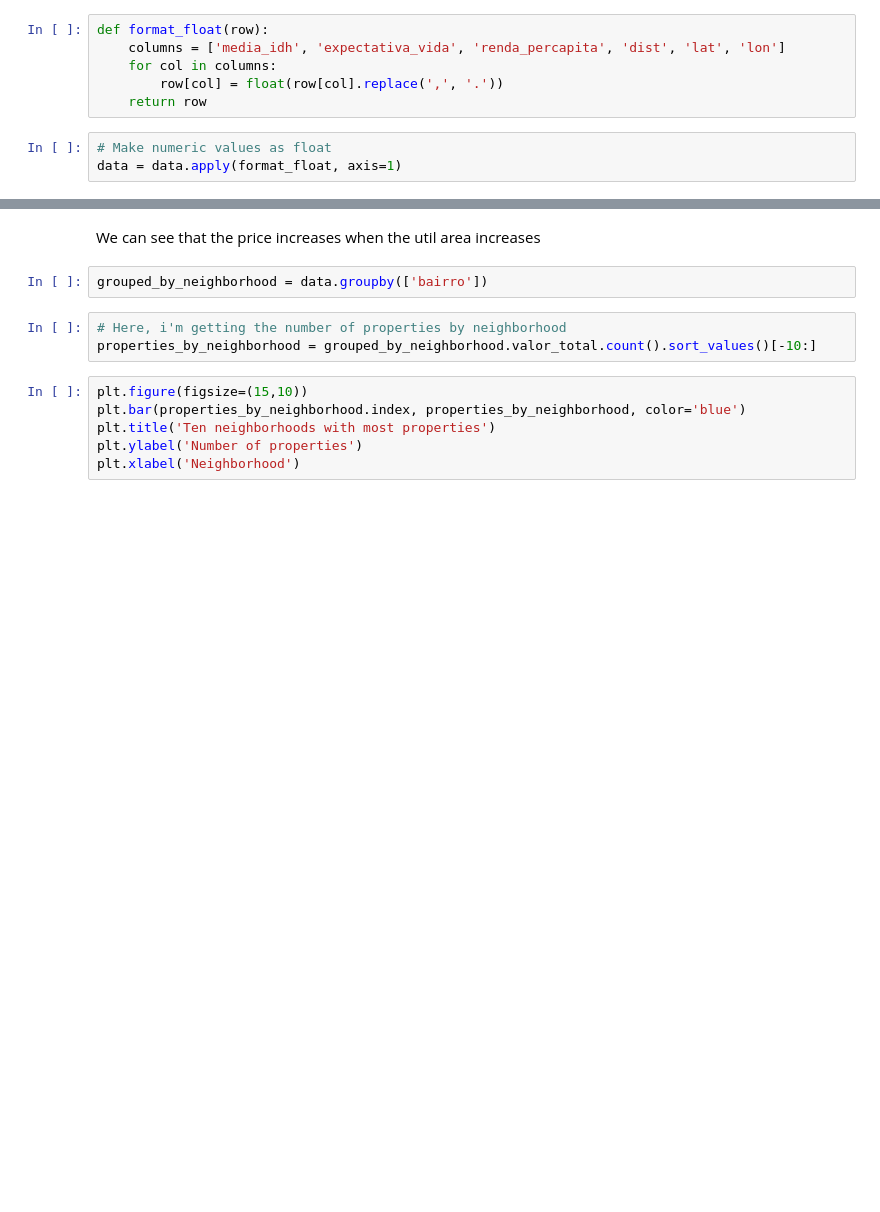
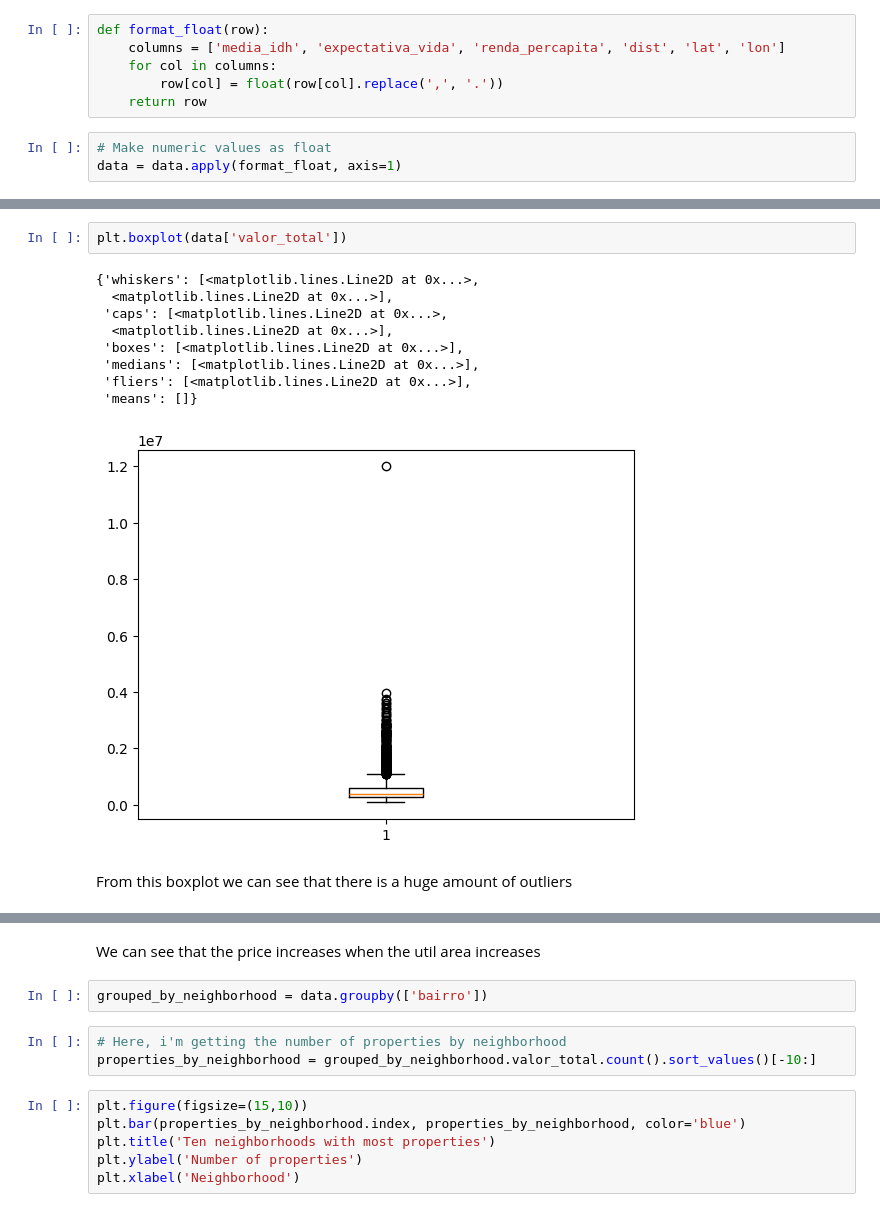
Before and after one commit to AlmirNeeto99/data-science-and-machine-learning, a Jupyter notebook: exercise-2/main.ipynb, the cells around one changed output, grey strips where cells are left out. Saved outputs shown, nothing was run; the diff lists cells and outputs as text; blank space fills up the shorter version.

```diff
--- a/exercise-2/main.ipynb
+++ b/exercise-2/main.ipynb
@@ -42,0 +112,14 @@ data.dtypes
+# %%
+plt.boxplot(data['valor_total'])
+# %% [output]
+{'whiskers': [<matplotlib.lines.Line2D at 0x...>,
+  <matplotlib.lines.Line2D at 0x...>],
+ 'caps': [<matplotlib.lines.Line2D at 0x...>,
+  <matplotlib.lines.Line2D at 0x...>],
+ 'boxes': [<matplotlib.lines.Line2D at 0x...>],
+ 'medians': [<matplotlib.lines.Line2D at 0x...>],
+ 'fliers': [<matplotlib.lines.Line2D at 0x...>],
+ 'means': []}
+[figure, added]
+# %% [markdown]
+From this boxplot we can see that there is a huge amount of outliers
```
Also changed, not shown: parts of 16 cells of this notebook.
